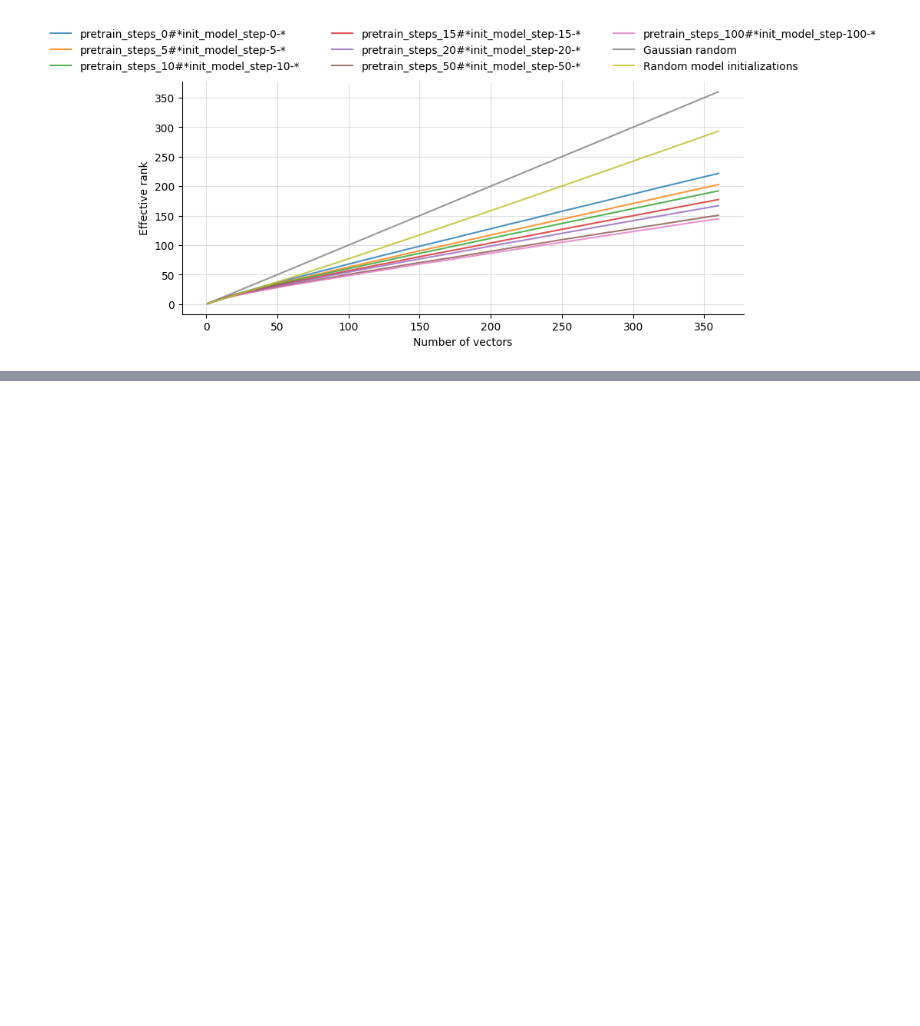
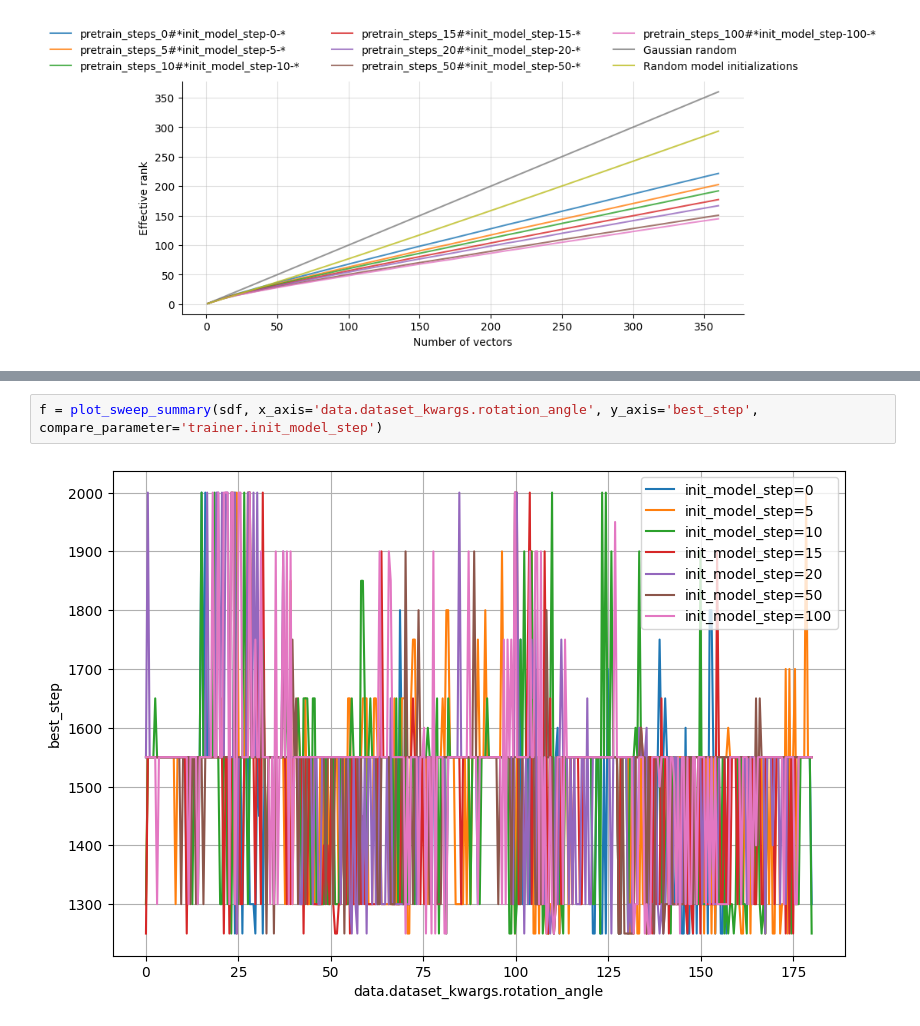
Before and after one commit to maximilianmbeck/erank, a Jupyter notebook: notebooks/11.6-mnist_conv4_rotatedtasks_erankplot.ipynb, the cells around one changed output, grey strips where cells are left out. Saved outputs shown, nothing was run; the diff lists cells and outputs as text; blank space fills up the shorter version.

```diff
--- a/notebooks/11.6-mnist_conv4_rotatedtasks_erankplot.ipynb
+++ b/notebooks/11.6-mnist_conv4_rotatedtasks_erankplot.ipynb
@@ -123,0 +145,4 @@ fig.savefig(f'11_6_mnist_conv4_rotatedtasks_erankplot.png', dpi=300, bbox_inches
+# %%
+f = plot_sweep_summary(sdf, x_axis='data.dataset_kwargs.rotation_angle', y_axis='best_step', compare_parameter='trainer.init_model_step')
+# %% [output]
+[figure, added]
```
Also changed, not shown: parts of 11 cells of this notebook, 5 other files.
